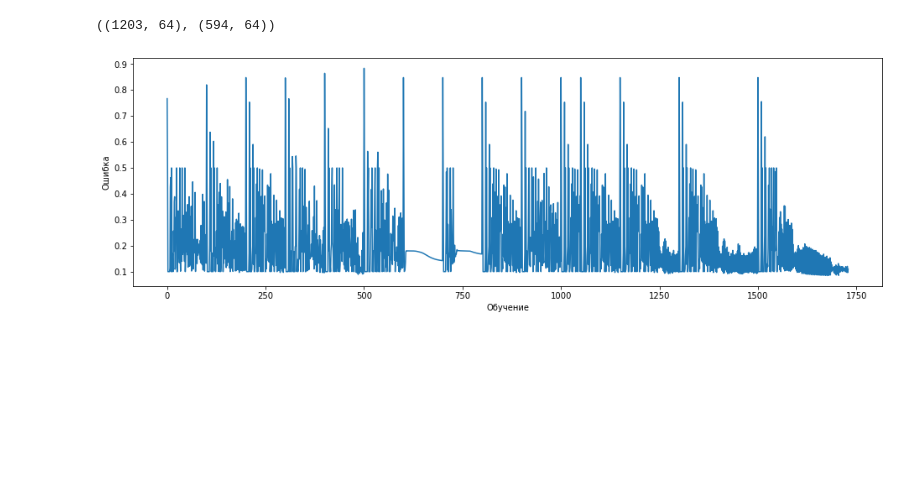
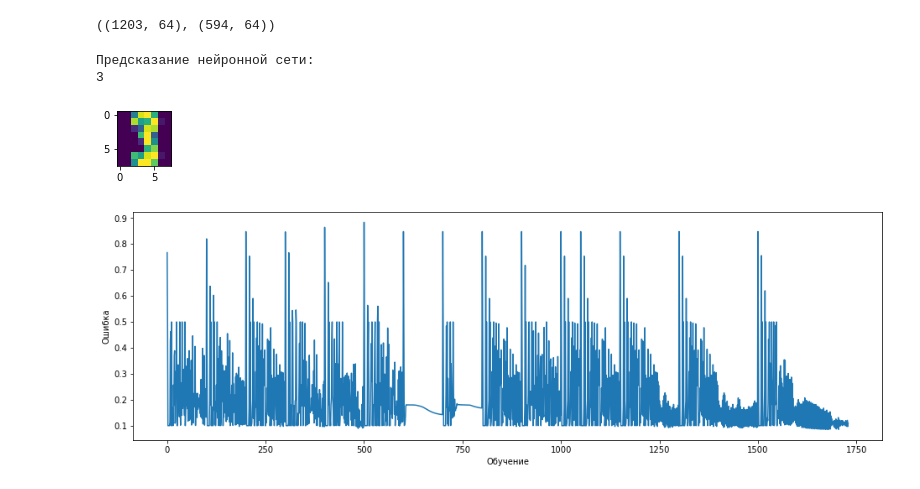
Before and after one commit to AlekseyZhilin/neron, a Jupyter notebook: Untitled.ipynb, the cells around one changed output. Saved outputs shown, nothing was run; the diff lists cells and outputs as text; code cells hidden in the pictures; blank space fills up the shorter version.

```diff
--- a/Untitled.ipynb
+++ b/Untitled.ipynb
@@ -164,6 +164,24 @@ for val in list_val:
 
     accuracy_train_list.append(accuracy_train)
     accuracy_test_list.append(accuracy_test_ret)
+# %%
+def run_nn(X, w0, w1):
+    layer0 = X
+    layer1 = sigmoid(np.dot(layer0, w0))
+    layer2 = sigmoid(np.dot(layer1, w1))
+    return layer2
+# %%
+ind = np.random.randint(0, X_test.shape[0])
+test_img = X_test[ind]
+plt.figure(figsize=(1, 1))
+plt.imshow(test_img.reshape([8,8]))
+
+print("Предсказание нейронной сети: ")
+print(np.argmax(run_nn(X_test[ind], w0, w1)))
+# %% [output]
+Предсказание нейронной сети:
+3
+[figure, added]
 # %%
 # Демонстрация полученных результатов
 # Диаграмма точности в зависимости от обучения
```
